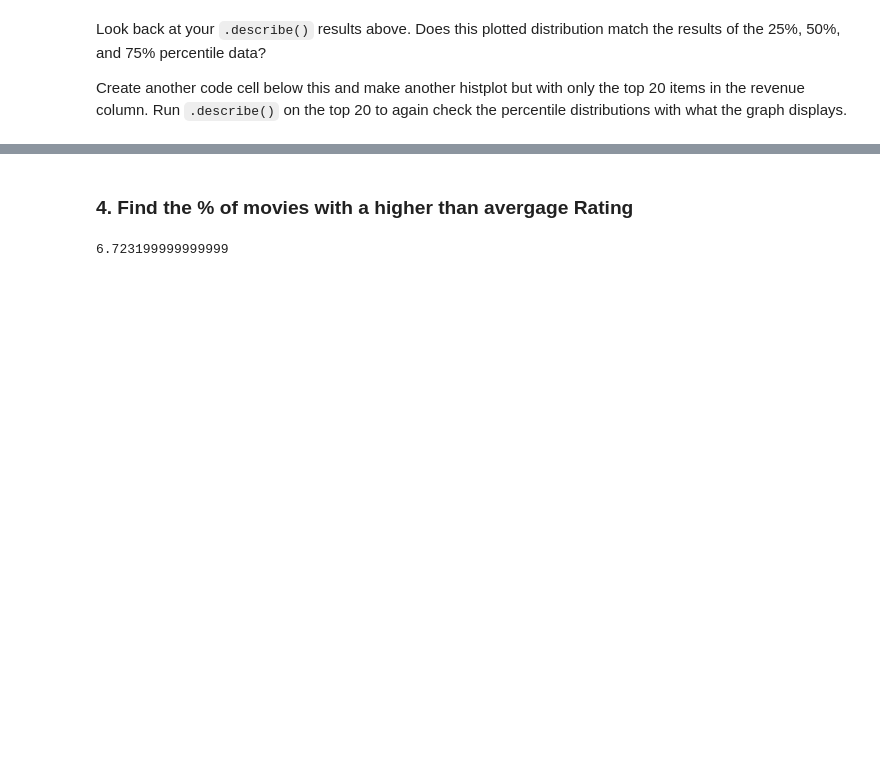
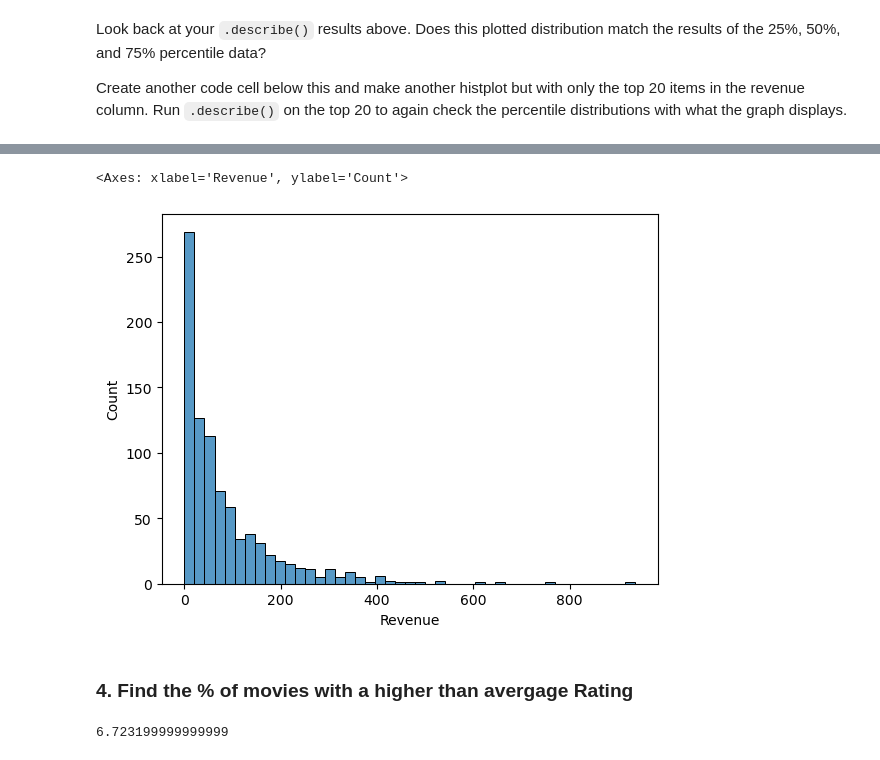
Before and after one commit to KavVij/EDA_pt2_studio, a Jupyter notebook: EDApt2-Studio.ipynb, the cells around one changed output, grey strips where cells are left out. Drawn from its saved outputs; the diff is of its cells as text; code cells hidden in the pictures; blank space fills up the shorter version.

```diff
--- a/EDApt2-Studio.ipynb
+++ b/EDApt2-Studio.ipynb
@@ -166,3 +222,8 @@ Create another code cell below this and make another histplot but with only the
+# %%
+sns.histplot(df.Revenue.dropna())
+# %% [output]
+<Axes: xlabel='Revenue', ylabel='Count'>
+[figure, added]
 # %% [markdown]
 ### 4. Find the % of movies with a higher than avergage Rating
 # %%
```
Also changed, not shown: parts of 13 cells of this notebook.
